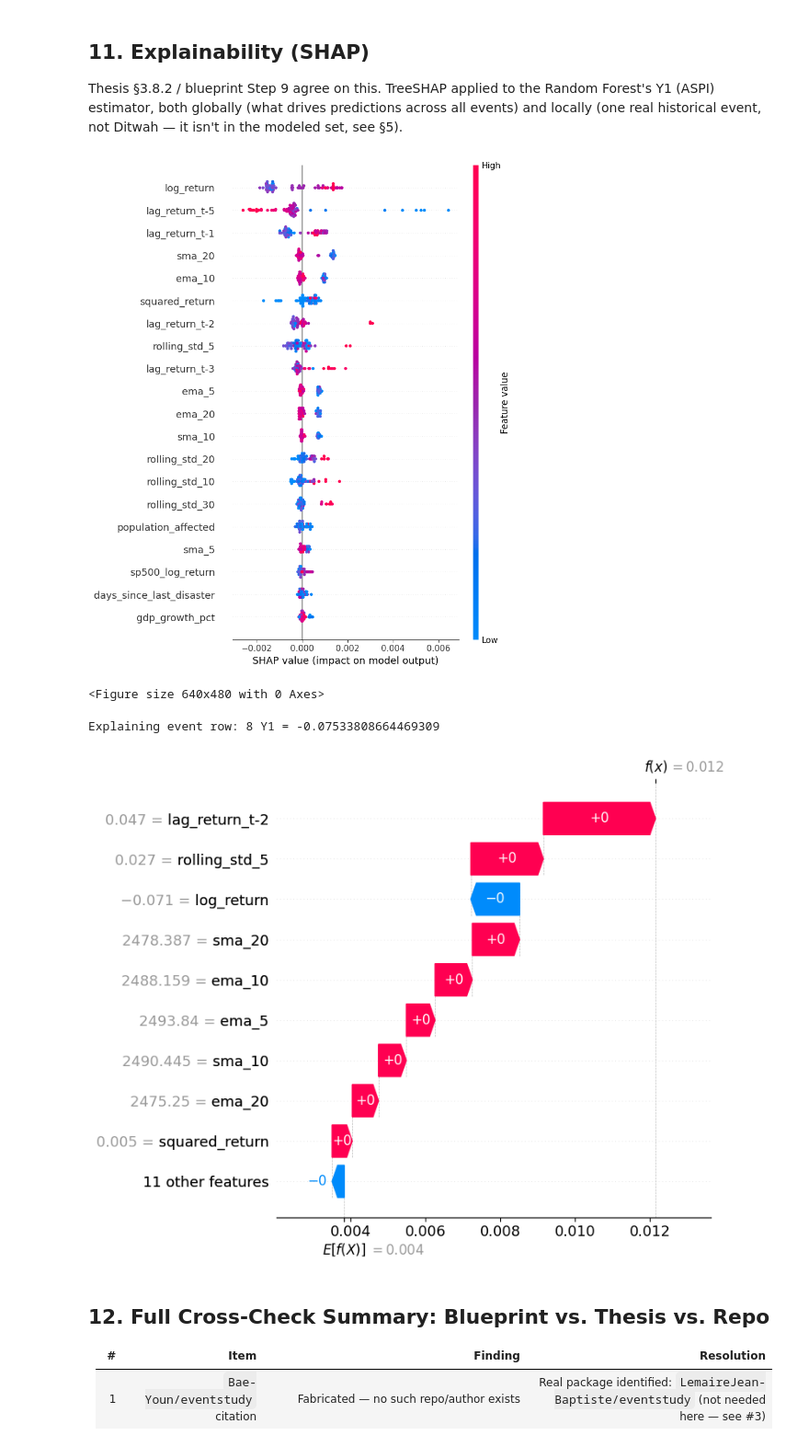
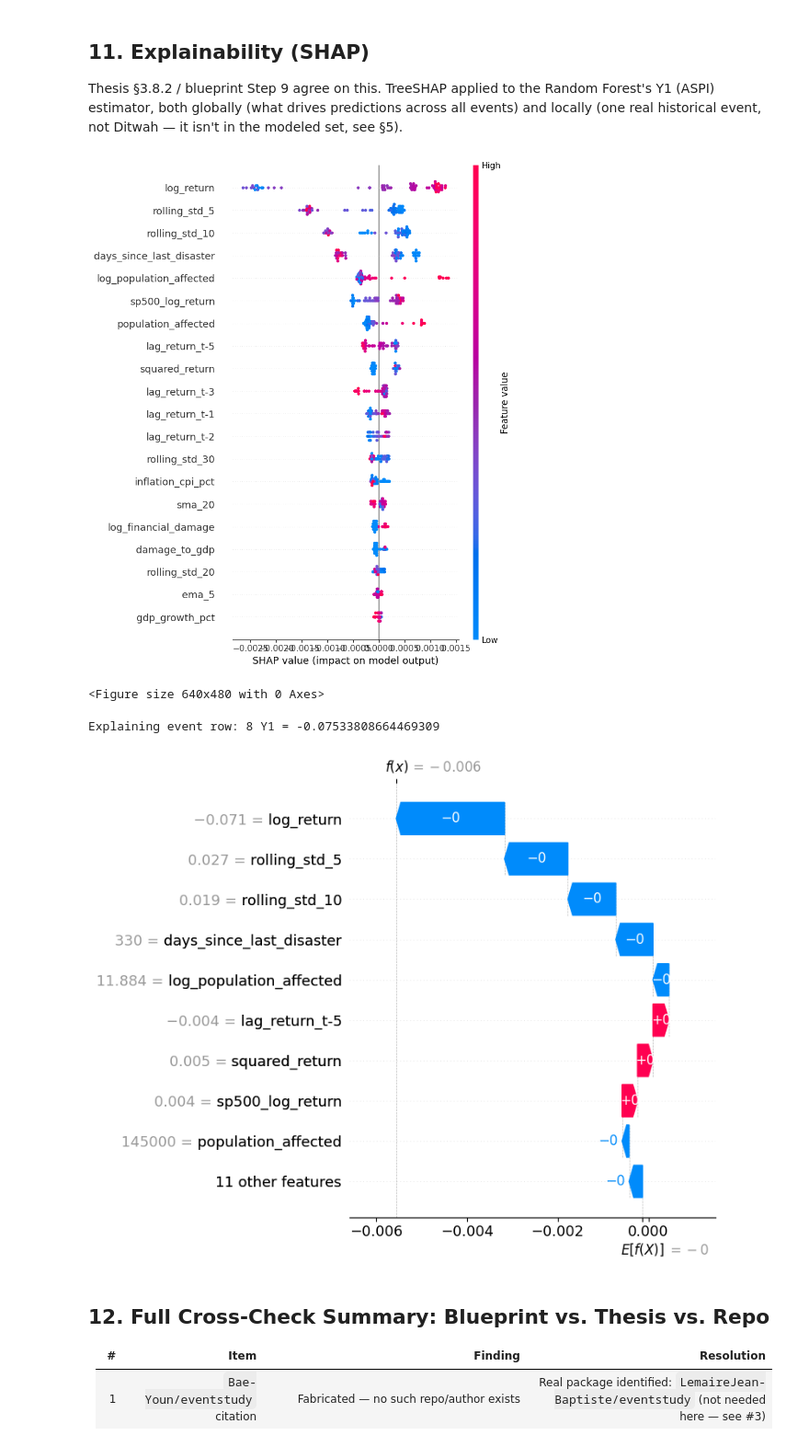
Before and after one commit to Hashan-Samarakkody/CSE-disaster-impact-predictor, a Jupyter notebook: disaster_finance_predictor/notebooks/CSE_Disaster_Impact_Pipeline.ipynb, the cells around one changed output. Shown at 92% size. Cells and saved outputs as stored; diff of their text form; code cells hidden in the pictures.

```diff
--- a/disaster_finance_predictor/notebooks/CSE_Disaster_Impact_Pipeline.ipynb
+++ b/disaster_finance_predictor/notebooks/CSE_Disaster_Impact_Pipeline.ipynb
@@ -438,8 +443,14 @@ After Time-Aware SMOGN: 74 rows (10 synthetic, neighbor-pair interpolation withi
 from src.training.walk_forward import generate_walk_forward_splits
 
 TRAIN_WINDOW, TEST_WINDOW, STEP = 30, 10, 10  # small windows given N -- see \u00a712 limitations
-splits = list(generate_walk_forward_splits(len(X_res), train_window=TRAIN_WINDOW, test_window=TEST_WINDOW, step=STEP))
-print(f"Walk-forward folds: {len(splits)}")
+
+# Real disaster count only (64) -- NOT len(X_res). Computing splits on the
+# post-SMOGN length was a real bug (found during this review): synthetic rows
+# sit at the tail of X_res, so a fold boundary cut on that inflated length
+# could place fabricated interpolated rows inside a "held-out" test fold --
+# scoring the model against its own synthetic output instead of a real event.
+splits = list(generate_walk_forward_splits(len(X), train_window=TRAIN_WINDOW, test_window=TEST_WINDOW, step=STEP))
+print(f"Walk-forward folds: {len(splits)} (computed on the {len(X)} real events, not the post-SMOGN count)")
 for i, s in enumerate(splits):
     assert s.train_index.max() < s.test_index.min(), "chronological violation -- must never happen"
 print("All folds verified strictly chronological (no look-ahead).")
@@ -779,18 +1026,20 @@ Thesis §3.8.2 / blueprint Step 9 agree on this. TreeSHAP applied to the Random
 # %%
 import shap
 
-# Y1's own selected feature set from the last walk-forward fold (§9's
+# Y1's own selected feature set from the last walk-forward fold (\u00a79's
 # per-target feature selection) -- SHAP must be computed on exactly the
-# columns rf_y1 was actually trained on.
+# columns rf_y1 was actually trained on. Explained over the real 64 events
+# only (X, not any SMOGN output) -- SMOGN's synthetic rows exist only inside
+# each fold's training step now, never as a standing dataset to explain.
 y1_features = selected_features[TARGET_COLS[0]]
-X_res_y1 = X_res[y1_features]
+X_y1 = X[y1_features]
 
 explainer = shap.TreeExplainer(rf_y1)
-shap_values = explainer.shap_values(X_res_y1)
+shap_values = explainer.shap_values(X_y1)
 
-shap.summary_plot(shap_values, X_res_y1, show=False)
+shap.summary_plot(shap_values, X_y1, show=False)
 # %% [output]
-[figure, old version]
+[figure, new version]
 # %%
 import matplotlib.pyplot as plt
 plt.tight_layout()
@@ -799,19 +1048,19 @@ plt.show()
 <Figure size 640x480 with 0 Axes>
 # %%
 # Local explanation for one real, modeled event (largest ASPI drop in the training set)
-worst_idx = int(y_res["Y1_aspi_log_return"].idxmin())
-print("Explaining event row:", worst_idx, "Y1 =", y_res.loc[worst_idx, "Y1_aspi_log_return"])
+worst_idx = int(y["Y1_aspi_log_return"].idxmin())
+print("Explaining event row:", worst_idx, "Y1 =", y.loc[worst_idx, "Y1_aspi_log_return"])
 
 explanation = shap.Explanation(
     values=shap_values[worst_idx], base_values=explainer.expected_value,
-    data=X_res_y1.iloc[worst_idx], feature_names=X_res_y1.columns.tolist(),
+    data=X_y1.iloc[worst_idx], feature_names=X_y1.columns.tolist(),
 )
 shap.plots.waterfall(explanation, show=False)
 plt.tight_layout()
 plt.show()
 # %% [output]
 Explaining event row: 8 Y1 = -0.07533808664469309
-[figure, old version]
+[figure, new version]
 # %% [markdown]
 ## 12. Full Cross-Check Summary: Blueprint vs. Thesis vs. Repo
 
```
Also changed, not shown: parts of 18 cells of this notebook, 1 other file.
